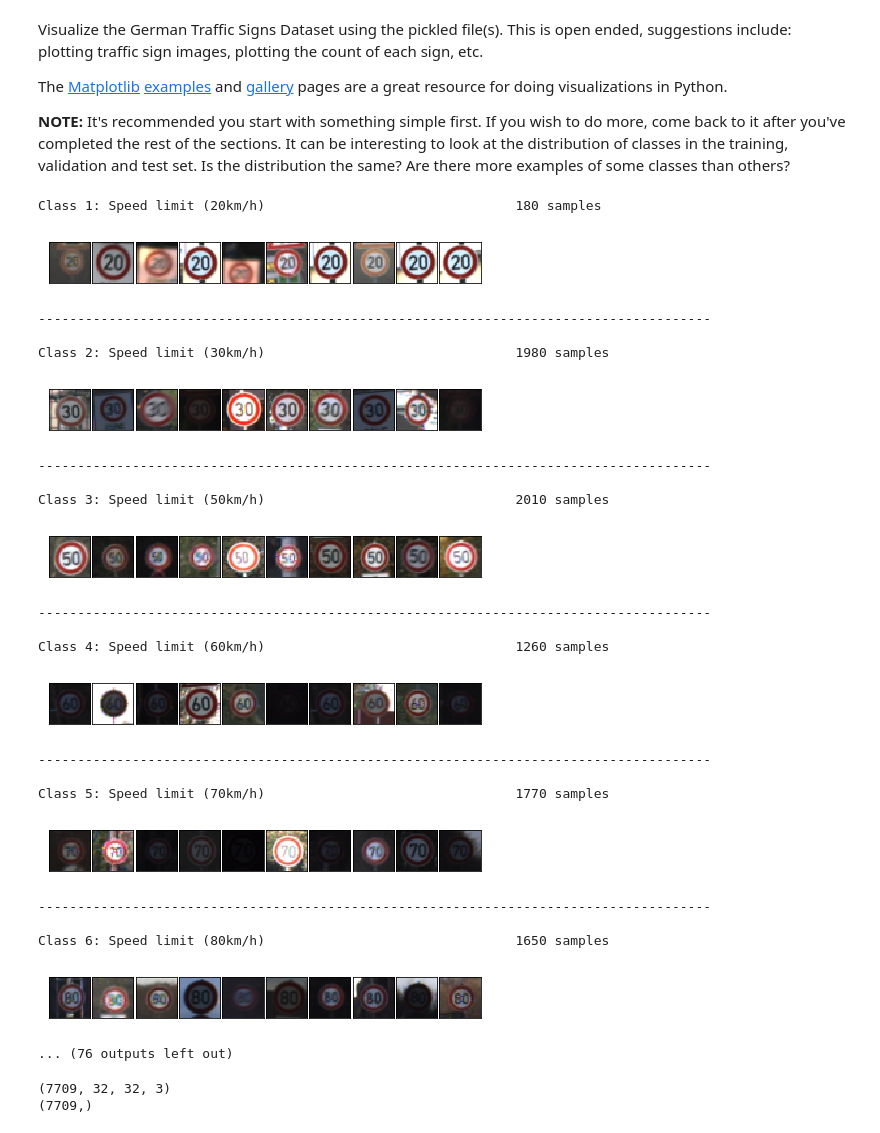
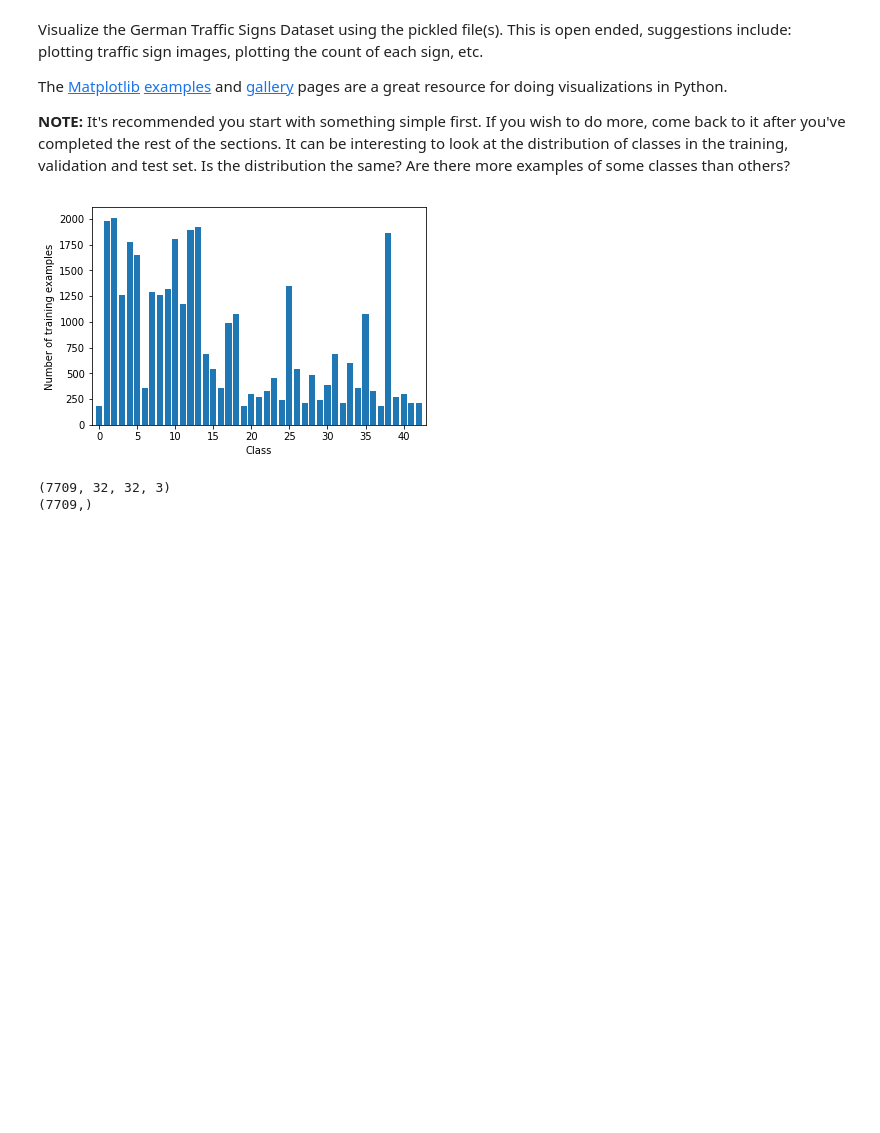
Before and after one commit to HarryPahwa/ClassifyingTrafficSigns, a Jupyter notebook: Traffic_Sign_Classifier.ipynb, the cells around one changed output. Drawn from its saved outputs; the diff is of its cells as text; code cells hidden in the pictures; blank space fills up the shorter version.

```diff
--- a/Traffic_Sign_Classifier.ipynb
+++ b/Traffic_Sign_Classifier.ipynb
@@ -98,60 +98,38 @@ The [Matplotlib](http://matplotlib.org/) [examples](http://matplotlib.org/exampl
 # %%
 ### Data exploration visualization code goes here.
 ### Feel free to use as many code cells as needed.
 import matplotlib.pyplot as plt
 # Visualizations will be shown in the notebook.
 %matplotlib inline
 
 from pandas.io.parsers import read_csv
 signnames = read_csv("signnames.csv").values[:, 1]
 
 sign_classes, class_indices, class_counts = np.unique(y_train, return_index = True, return_counts = True)
 
 import random
 
 
 col_width = max(len(name) for name in signnames)
 
-for c, c_index, c_count in zip(sign_classes, class_indices, class_counts):
-    print("Class %i: %-*s  %s samples" % (c+1, col_width, signnames[c], str(c_count)))
-    fig = plt.figure(figsize = (6, 1))
-    fig.subplots_adjust(left = 0, right = 1, bottom = 0, top = 1, hspace = 0.05, wspace = 0.05)
-    random_indices = random.sample(range(c_index, c_index + c_count), 10)
-    for i in range(10):
-        axis = fig.add_subplot(1, 10, i + 1, xticks=[], yticks=[])
-        axis.imshow(X_train[random_indices[i]])
-    plt.show()
-    print("--------------------------------------------------------------------------------------\n")
+# for c, c_index, c_count in zip(sign_classes, class_indices, class_counts):
+#     print("Class %i: %-*s  %s samples" % (c+1, col_width, signnames[c], str(c_count)))
+#     fig = plt.figure(figsize = (6, 1))
+#     fig.subplots_adjust(left = 0, right = 1, bottom = 0, top = 1, hspace = 0.05, wspace = 0.05)
+#     random_indices = random.sample(range(c_index, c_index + c_count), 10)
+#     for i in range(10):
+#         axis = fig.add_subplot(1, 10, i + 1, xticks=[], yticks=[])
+#         axis.imshow(X_train[random_indices[i]])
+#     plt.show()
+#     print("--------------------------------------------------------------------------------------\n")
 
 plt.bar( np.arange( 43 ), class_counts, align='center' )
 plt.xlabel('Class')
 plt.ylabel('Number of training examples')
 plt.xlim([-1, 43])
 plt.show()
 # %% [output]
-Class 1: Speed limit (20km/h)                                180 samples
-[figure, old version]
+[figure, new version]
---------------------------------------------------------------------------------------
-
-Class 2: Speed limit (30km/h)                                1980 samples
-[figure, removed]
---------------------------------------------------------------------------------------
-
-Class 3: Speed limit (50km/h)                                2010 samples
-[figure, removed]
---------------------------------------------------------------------------------------
-
-Class 4: Speed limit (60km/h)                                1260 samples
-[figure, removed]
---------------------------------------------------------------------------------------
-
-Class 5: Speed limit (70km/h)                                1770 samples
-[figure, removed]
---------------------------------------------------------------------------------------
-
-Class 6: Speed limit (80km/h)                                1650 samples
-[figure, removed]
-... (76 outputs left out)
 # %%
 #Generating more data
 
```
Also changed, not shown: parts of 8 cells of this notebook.
